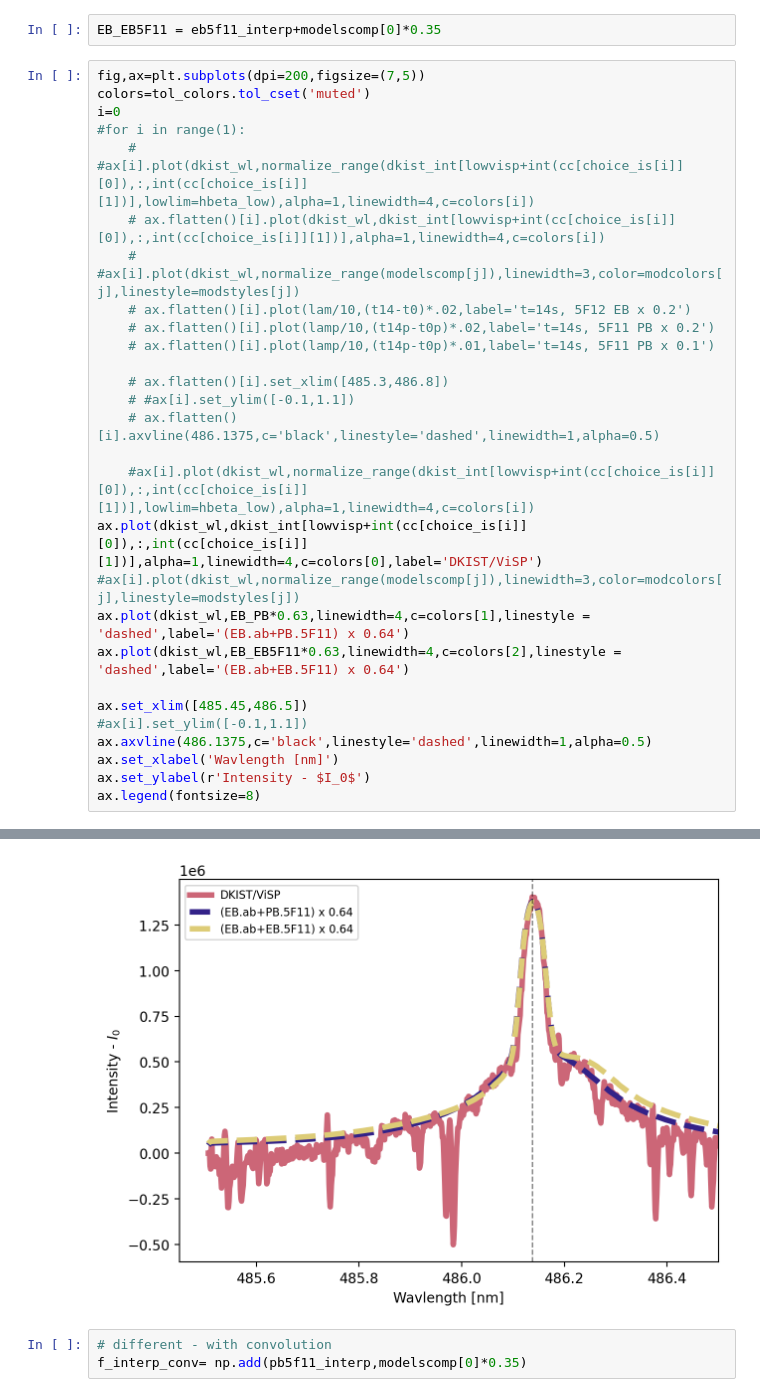
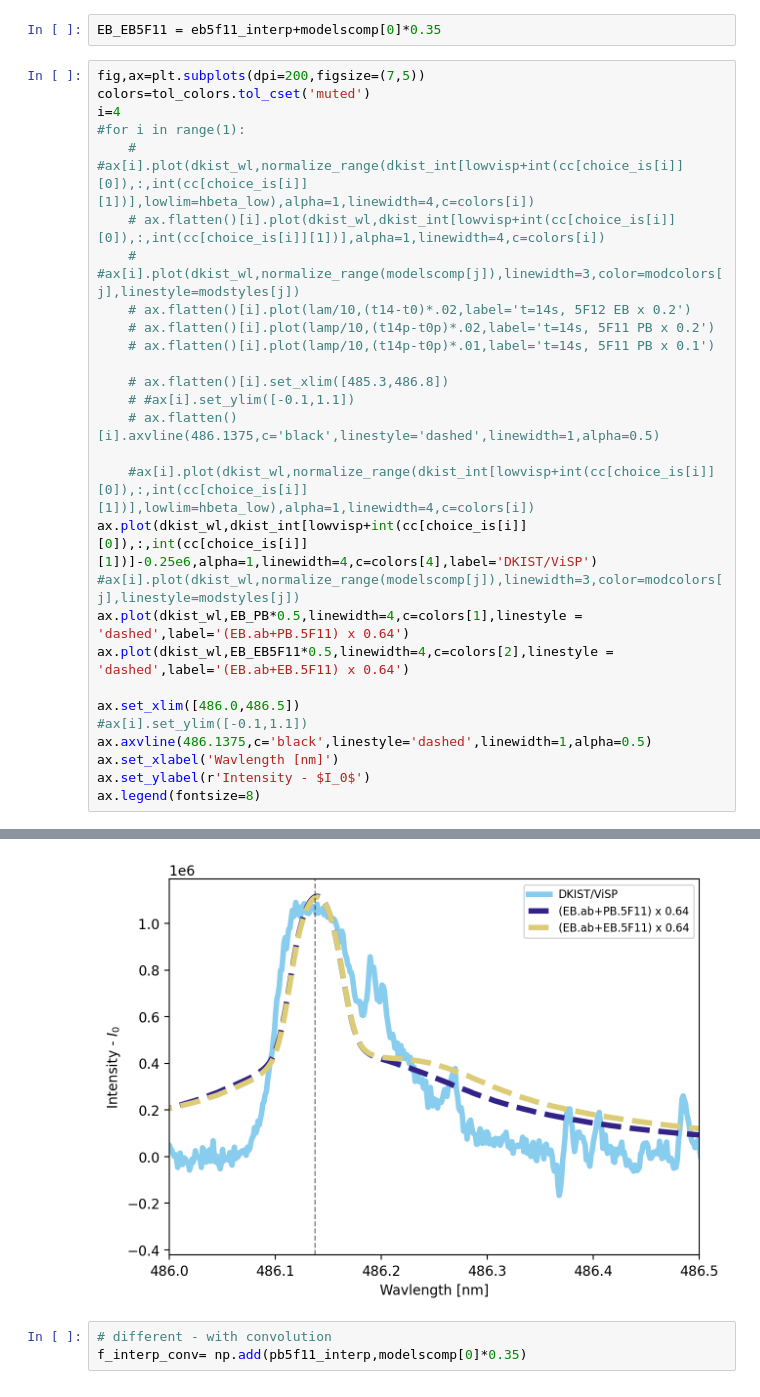
Before and after one commit to coletamburri2112/Flare_Patrol_Analysis, a Jupyter notebook: NOTEBOOKS/11_Aug_2024_Flare_Paper_Plots/11Aug2024_DKIST_RADYN+RH_comp_hbeta.ipynb, the cells around one changed output, grey strips where cells are left out. Cells and saved outputs as stored; diff of their text form.

```diff
--- a/NOTEBOOKS/11_Aug_2024_Flare_Paper_Plots/11Aug2024_DKIST_RADYN+RH_comp_hbeta.ipynb
+++ b/NOTEBOOKS/11_Aug_2024_Flare_Paper_Plots/11Aug2024_DKIST_RADYN+RH_comp_hbeta.ipynb
@@ -1081,34 +1163,34 @@ EB_EB5F11 = eb5f11_interp+modelscomp[0]*0.35
 # %%
 fig,ax=plt.subplots(dpi=200,figsize=(7,5))
 colors=tol_colors.tol_cset('muted')
-i=0
+i=4
 #for i in range(1):
     # #ax[i].plot(dkist_wl,normalize_range(dkist_int[lowvisp+int(cc[choice_is[i]][0]),:,int(cc[choice_is[i]][1])],lowlim=hbeta_low),alpha=1,linewidth=4,c=colors[i])
     # ax.flatten()[i].plot(dkist_wl,dkist_int[lowvisp+int(cc[choice_is[i]][0]),:,int(cc[choice_is[i]][1])],alpha=1,linewidth=4,c=colors[i])
     # #ax[i].plot(dkist_wl,normalize_range(modelscomp[j]),linewidth=3,color=modcolors[j],linestyle=modstyles[j])
     # ax.flatten()[i].plot(lam/10,(t14-t0)*.02,label='t=14s, 5F12 EB x 0.2')
     # ax.flatten()[i].plot(lamp/10,(t14p-t0p)*.02,label='t=14s, 5F11 PB x 0.2')
     # ax.flatten()[i].plot(lamp/10,(t14p-t0p)*.01,label='t=14s, 5F11 PB x 0.1')
 
     # ax.flatten()[i].set_xlim([485.3,486.8])
     # #ax[i].set_ylim([-0.1,1.1])
     # ax.flatten()[i].axvline(486.1375,c='black',linestyle='dashed',linewidth=1,alpha=0.5)
 
     #ax[i].plot(dkist_wl,normalize_range(dkist_int[lowvisp+int(cc[choice_is[i]][0]),:,int(cc[choice_is[i]][1])],lowlim=hbeta_low),alpha=1,linewidth=4,c=colors[i])
-ax.plot(dkist_wl,dkist_int[lowvisp+int(cc[choice_is[i]][0]),:,int(cc[choice_is[i]][1])],alpha=1,linewidth=4,c=colors[0],label='DKIST/ViSP')
+ax.plot(dkist_wl,dkist_int[lowvisp+int(cc[choice_is[i]][0]),:,int(cc[choice_is[i]][1])]-0.25e6,alpha=1,linewidth=4,c=colors[4],label='DKIST/ViSP')
 #ax[i].plot(dkist_wl,normalize_range(modelscomp[j]),linewidth=3,color=modcolors[j],linestyle=modstyles[j])
-ax.plot(dkist_wl,EB_PB*0.63,linewidth=4,c=colors[1],linestyle = 'dashed',label='(EB.ab+PB.5F11) x 0.64')
-ax.plot(dkist_wl,EB_EB5F11*0.63,linewidth=4,c=colors[2],linestyle = 'dashed',label='(EB.ab+EB.5F11) x 0.64')
+ax.plot(dkist_wl,EB_PB*0.5,linewidth=4,c=colors[1],linestyle = 'dashed',label='(EB.ab+PB.5F11) x 0.64')
+ax.plot(dkist_wl,EB_EB5F11*0.5,linewidth=4,c=colors[2],linestyle = 'dashed',label='(EB.ab+EB.5F11) x 0.64')
 
-ax.set_xlim([485.45,486.5])
+ax.set_xlim([486.0,486.5])
 #ax[i].set_ylim([-0.1,1.1])
 ax.axvline(486.1375,c='black',linestyle='dashed',linewidth=1,alpha=0.5)
 ax.set_xlabel('Wavlength [nm]')
 ax.set_ylabel(r'Intensity - $I_0$')
 ax.legend(fontsize=8)
 # %% [output]
 <matplotlib.legend.Legend at 0x...>
-[figure, old version]
+[figure, new version]
 # %%
 # different - with convolution
 f_interp_conv= np.add(pb5f11_interp,modelscomp[0]*0.35)
```
Also changed, not shown: parts of 16 cells of this notebook, 2 other files.
